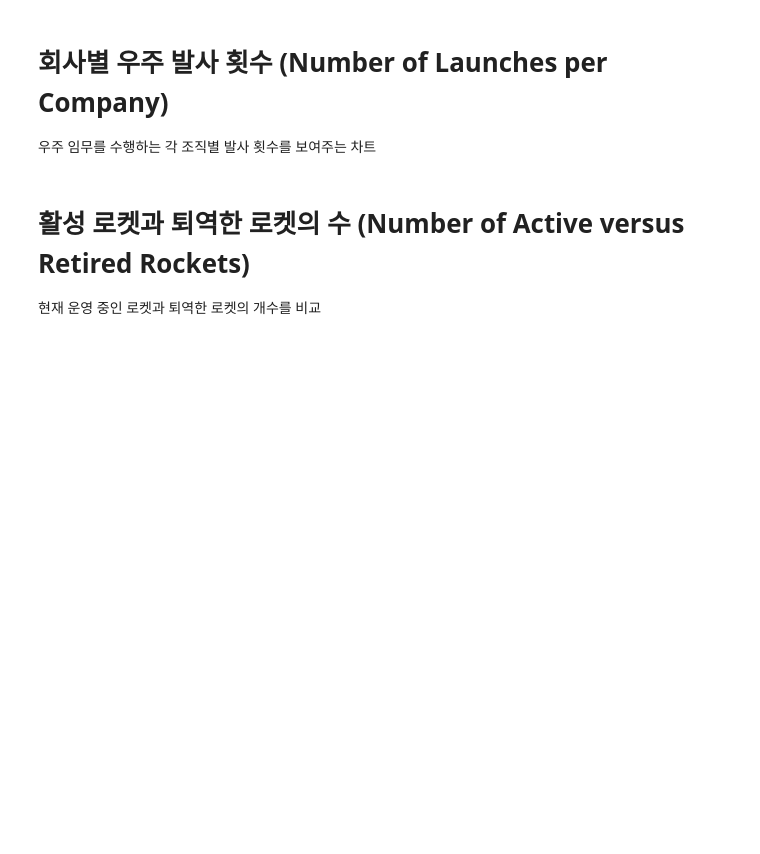
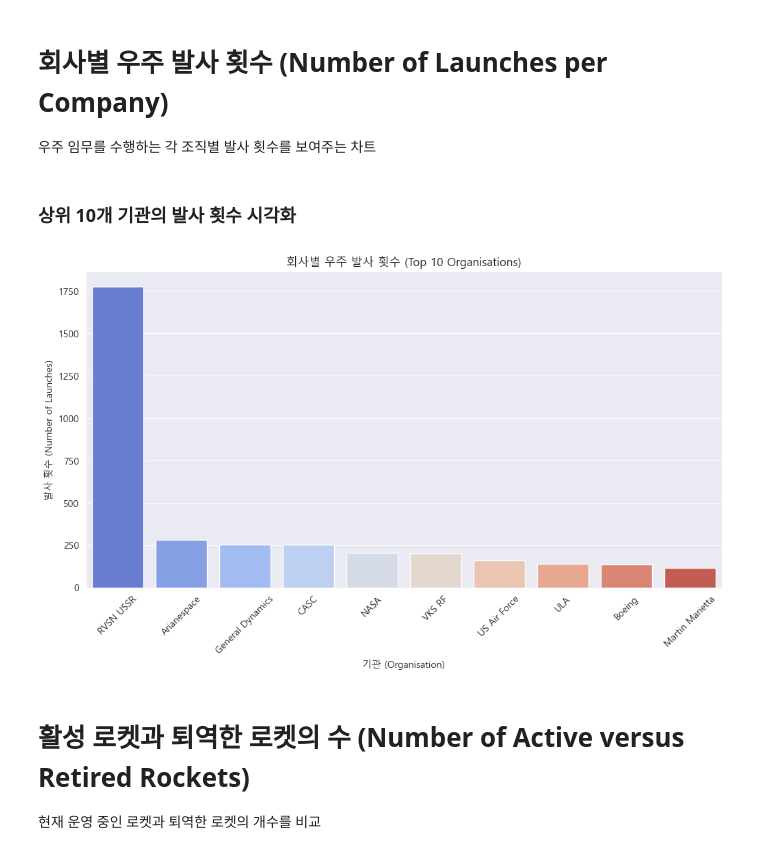
Before and after one commit to JELKOV/Space-Race-Analysis, a Jupyter notebook: Space_Missions_Analysis_(start).ipynb, the cells around one changed output. Saved outputs shown, nothing was run; the diff lists cells and outputs as text; code cells hidden in the pictures; blank space fills up the shorter version.

```diff
--- a/Space_Missions_Analysis_(start).ipynb
+++ b/Space_Missions_Analysis_(start).ipynb
@@ -55,3 +118,9 @@ df_data = pd.read_csv('mission_launches.csv')
 ## 데이터 정리 (Data Cleaning) - 결측치 및 중복 데이터 확인 (Check for Missing Values and Duplicates)
 
 불필요한 데이터가 포함된 열을 제거
+# %%
+## 중복된 열을 제거
+## header=0을 명시적으로 지정하여 올바른 헤더 사용
+df_data = pd.read_csv("mission_launches.csv", index_col=0, header=0)
+
+df_data.info()
@@ -57,0 +143,6 @@ df_data = pd.read_csv('mission_launches.csv')
+# %%
+df_data['Price'] = pd.to_numeric(df_data['Price'], errors='coerce')
+df_data['Price'] = df_data['Price'].fillna(df_data['Price'].median())
+
+# 결측치(NaN) 확인
+df_data.isnull().sum()
@@ -61,6 +310,31 @@ df_data = pd.read_csv('mission_launches.csv')
 # 회사별 우주 발사 횟수 (Number of Launches per Company)
 
 우주 임무를 수행하는 각 조직별 발사 횟수를 보여주는 차트
+# %%
+launch_counts = df_data['Organisation'].value_counts()
+# %% [markdown]
+### 상위 10개 기관의 발사 횟수 시각화
+# %%
+# 한글 폰트 설정
+plt.rc('font', family='Malgun Gothic')  # 윈도우 (맑은 고딕)
+# plt.rc('font', family='AppleGothic')  # 맥 (애플 고딕)
+# plt.rc('font', family='NanumGothic')  # 리눅스 (나눔 고딕)
+
+# 마이너스(-) 기호 깨짐 방지
+plt.rcParams['axes.unicode_minus'] = False
+
+# 데이터 시각화
+plt.figure(figsize=(12, 6))
+top_orgs = launch_counts.head(10)
+sns.barplot(x=top_orgs.index, y=top_orgs.values, hue=top_orgs.index, palette="coolwarm", legend=False)
+
+plt.xlabel("기관 (Organisation)")
+plt.ylabel("발사 횟수 (Number of Launches)")
+plt.title("회사별 우주 발사 횟수 (Top 10 Organisations)")
+plt.xticks(rotation=45)
+plt.show()
+# %% [output]
+[figure, added]
 # %% [markdown]
 # 활성 로켓과 퇴역한 로켓의 수 (Number of Active versus Retired Rockets)
 
```
Also changed, not shown: parts of 35 cells of this notebook.
